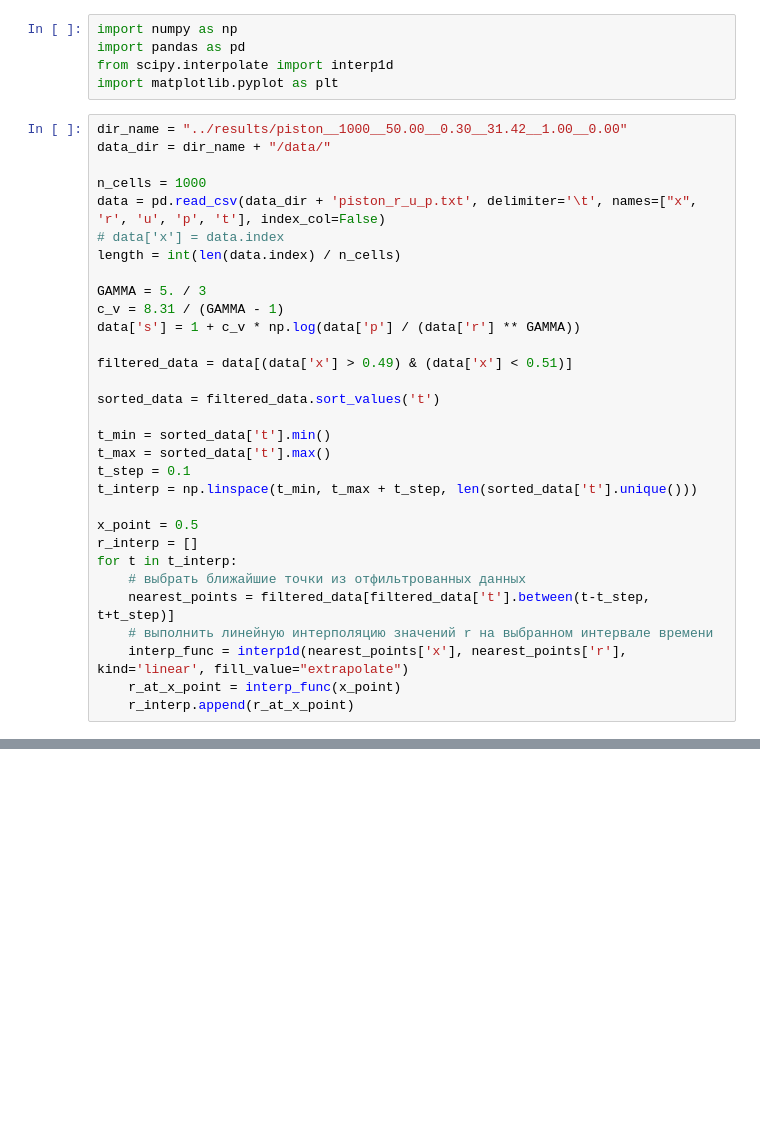
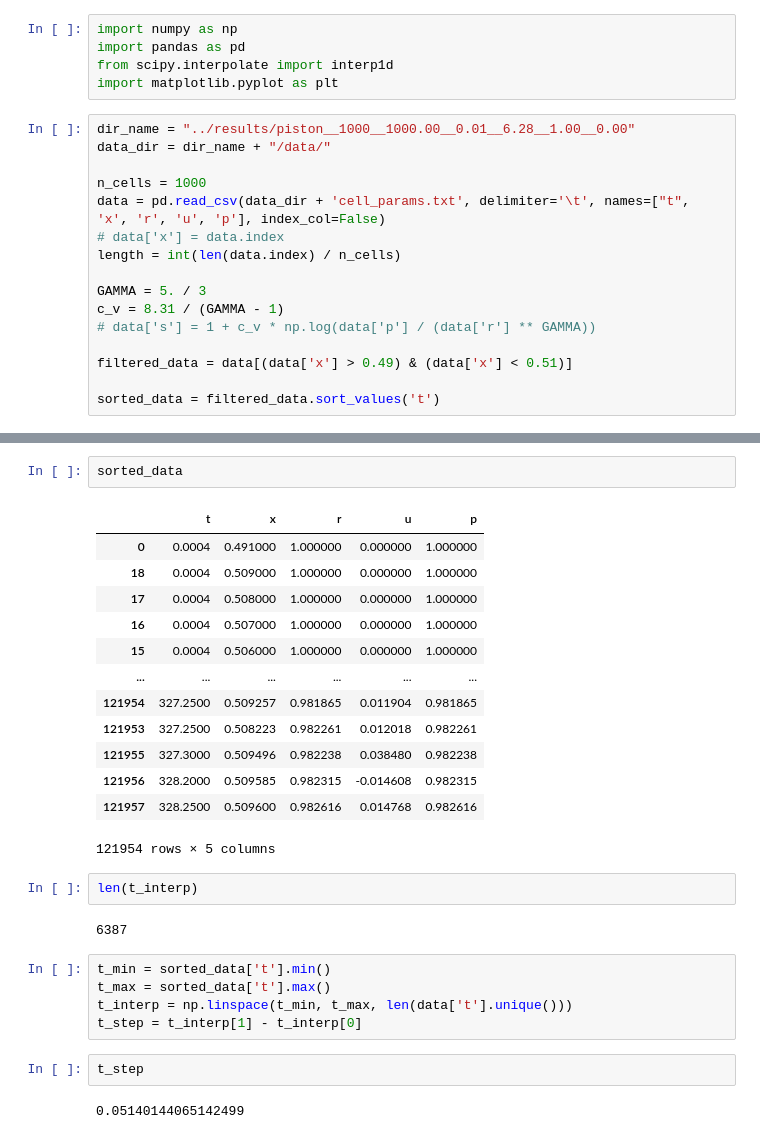
Before and after one commit to nelly125/CP_5th_course, a Jupyter notebook: Godunov_solver/Jupyter notebooks/Fourier transform.ipynb, the cells around one changed output, grey strips where cells are left out. Saved outputs shown, nothing was run; the diff lists cells and outputs as text; blank space fills up the shorter version.

```diff
--- a/Godunov_solver/Jupyter notebooks/Fourier transform.ipynb
+++ b/Godunov_solver/Jupyter notebooks/Fourier transform.ipynb
@@ -4,33 +4,18 @@ import pandas as pd
 from scipy.interpolate import interp1d
 import matplotlib.pyplot as plt
 # %%
-dir_name = "../results/piston__1000__50.00__0.30__31.42__1.00__0.00"
+dir_name = "../results/piston__1000__1000.00__0.01__6.28__1.00__0.00"
 data_dir = dir_name + "/data/"
 
 n_cells = 1000
-data = pd.read_csv(data_dir + 'piston_r_u_p.txt', delimiter='\t', names=["x", 'r', 'u', 'p', 't'], index_col=False)
+data = pd.read_csv(data_dir + 'cell_params.txt', delimiter='\t', names=["t", 'x', 'r', 'u', 'p'], index_col=False)
 # data['x'] = data.index
 length = int(len(data.index) / n_cells)
 
 GAMMA = 5. / 3
 c_v = 8.31 / (GAMMA - 1)
-data['s'] = 1 + c_v * np.log(data['p'] / (data['r'] ** GAMMA))
+# data['s'] = 1 + c_v * np.log(data['p'] / (data['r'] ** GAMMA))
 
 filtered_data = data[(data['x'] > 0.49) & (data['x'] < 0.51)]
 
 sorted_data = filtered_data.sort_values('t')
-
-t_min = sorted_data['t'].min()
-t_max = sorted_data['t'].max()
-t_step = 0.1
-t_interp = np.linspace(t_min, t_max + t_step, len(sorted_data['t'].unique()))
-
-x_point = 0.5
-r_interp = []
-for t in t_interp:
-    # выбрать ближайшие точки из отфильтрованных данных
-    nearest_points = filtered_data[filtered_data['t'].between(t-t_step, t+t_step)]
-    # выполнить линейную интерполяцию значений r на выбранном интервале времени
-    interp_func = interp1d(nearest_points['x'], nearest_points['r'], kind='linear', fill_value="extrapolate")
-    r_at_x_point = interp_func(x_point)
-    r_interp.append(r_at_x_point)
@@ -58,0 +22,29 @@ plt.show()
+# %%
+sorted_data
+# %% [output]
+|  | t | x | r | u | p |
+| 0 | 0.0004 | 0.491000 | 1.000000 | 0.000000 | 1.000000 |
+| 18 | 0.0004 | 0.509000 | 1.000000 | 0.000000 | 1.000000 |
+| 17 | 0.0004 | 0.508000 | 1.000000 | 0.000000 | 1.000000 |
+| 16 | 0.0004 | 0.507000 | 1.000000 | 0.000000 | 1.000000 |
+| 15 | 0.0004 | 0.506000 | 1.000000 | 0.000000 | 1.000000 |
+| ... | ... | ... | ... | ... | ... |
+| 121954 | 327.2500 | 0.509257 | 0.981865 | 0.011904 | 0.981865 |
+| 121953 | 327.2500 | 0.508223 | 0.982261 | 0.012018 | 0.982261 |
+| 121955 | 327.3000 | 0.509496 | 0.982238 | 0.038480 | 0.982238 |
+| 121956 | 328.2000 | 0.509585 | 0.982315 | -0.014608 | 0.982315 |
+| 121957 | 328.2500 | 0.509600 | 0.982616 | 0.014768 | 0.982616 |
+121954 rows × 5 columns
+# %%
+len(t_interp)
+# %% [output]
+6387
+# %%
+t_min = sorted_data['t'].min()
+t_max = sorted_data['t'].max()
+t_interp = np.linspace(t_min, t_max, len(data['t'].unique()))
+t_step = t_interp[1] - t_interp[0]
+# %%
+t_step
+# %% [output]
+0.05140144065142499
```
Also changed, not shown: parts of 8 cells of this notebook, 8 other files.
